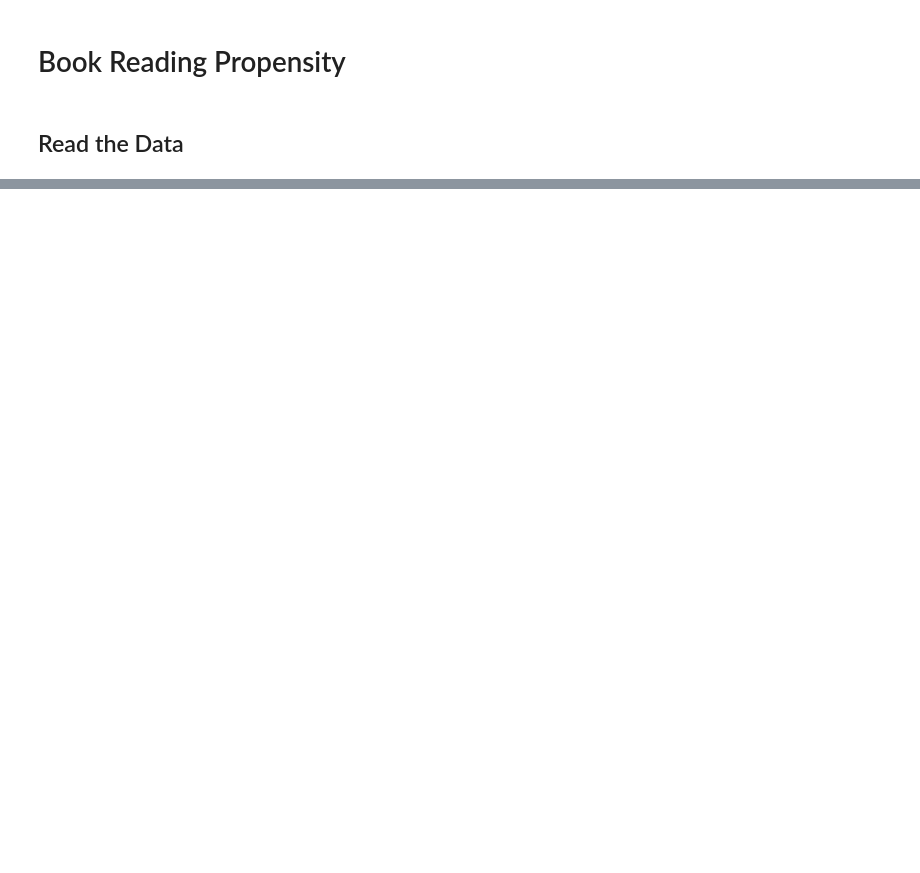
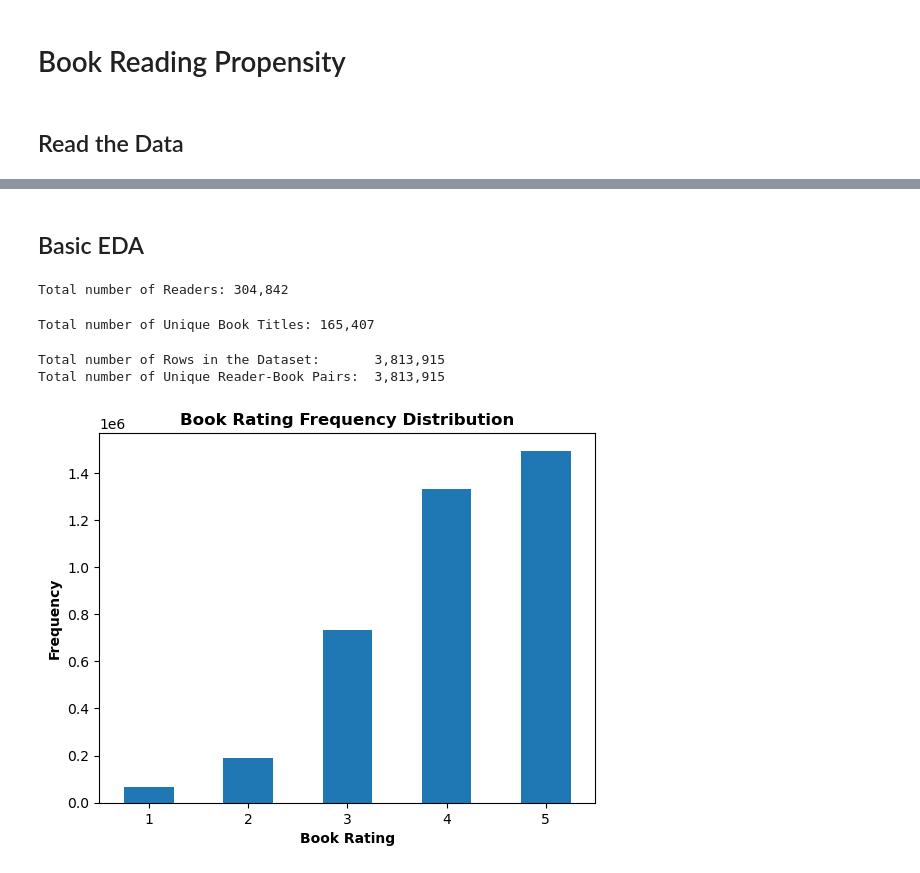
Before and after one commit to superkostya/book_reading_propensity, a Jupyter notebook: propensity.ipynb, the cells around one changed output, grey strips where cells are left out. Drawn from its saved outputs; the diff is of its cells as text; code cells hidden in the pictures; blank space fills up the shorter version.

```diff
--- a/propensity.ipynb
+++ b/propensity.ipynb
@@ -44,6 +40,0 @@ df.head()
-# %%
-df['month'] = df['ts'].apply(lambda x: x.month)
-df['day'] = df['ts'].apply(lambda x: x.day)
-df['hour'] = df['ts'].apply(lambda x: x.hour)
-
-df.head()
@@ -59,0 +43,3 @@ df[['user_id','book_id','month','day', 'hour', 'rating']].to_csv('./data/goodrea
+# %%
+df['would_recommend'] = df['rating'].apply(lambda x: 1 if x >= 4 else 0)
+df.head()
@@ -59,0 +53,25 @@ df[['user_id','book_id','month','day', 'hour', 'rating']].to_csv('./data/goodrea
+# %% [markdown]
+## Basic EDA
+# %%
+print(f'Total number of Readers: {df.user_id.nunique():,}')
+# %% [output]
+Total number of Readers: 304,842
+# %%
+print(f'Total number of Unique Book Titles: {df.book_id.nunique():,}')
+# %% [output]
+Total number of Unique Book Titles: 165,407
+# %%
+# Checking for duplicate reader-book pairs
+print(f'Total number of Rows in the Dataset:      {df.shape[0]:>10,d}')
+print(f'Total number of Unique Reader-Book Pairs: {(df.user_id + " " + df.book_id.astype(str)).nunique():>10,d}')
+# %% [output]
+Total number of Rows in the Dataset:       3,813,915
+Total number of Unique Reader-Book Pairs:  3,813,915
+# %%
+df.groupby('rating')['book_id'].count().plot.bar();
+plt.title('Book Rating Frequency Distribution', weight='bold');
+plt.xticks(rotation=0);
+plt.xlabel('Book Rating', weight='bold');
+plt.ylabel('Frequency', weight='bold');
+# %% [output]
+[figure, added]
```
Also changed, not shown: parts of 11 cells of this notebook, 1 other file.
